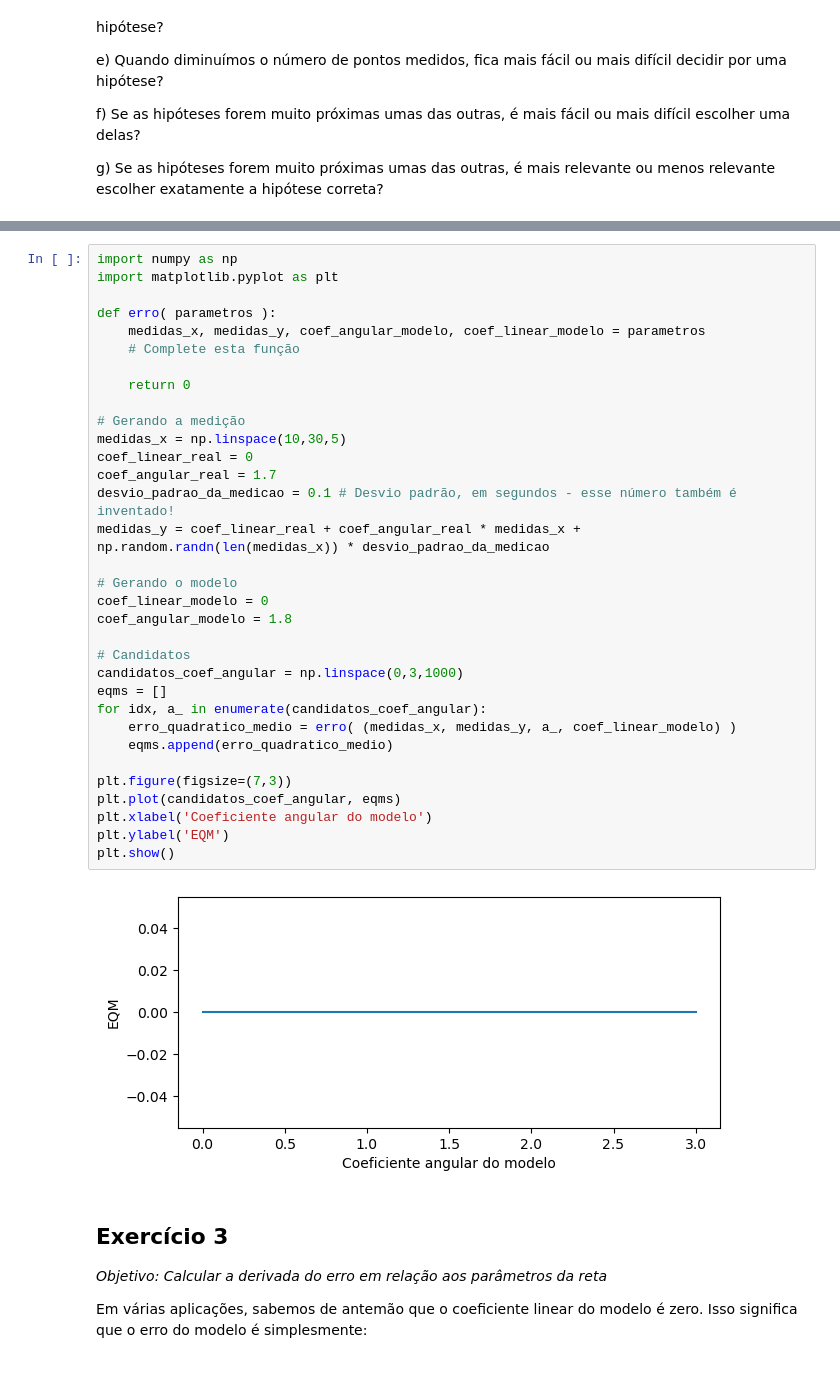
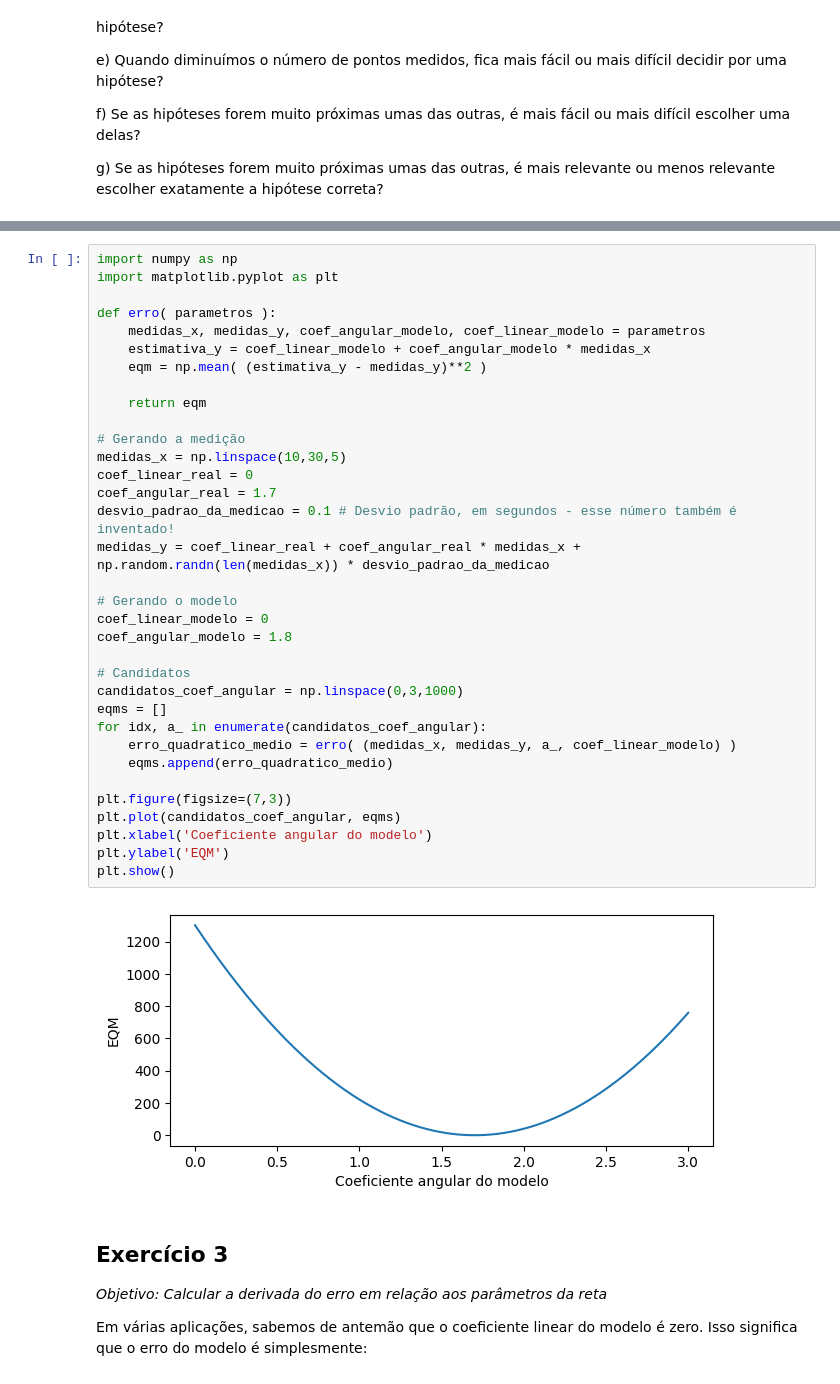
Before and after one commit to tiagoft/alglin-alunos, a Jupyter notebook: 06-regressao_classificacao.ipynb, the cells around one changed output, grey strips where cells are left out. Cells and saved outputs as stored; diff of their text form.

```diff
--- a/06-regressao_classificacao.ipynb
+++ b/06-regressao_classificacao.ipynb
@@ -130,36 +130,37 @@ import numpy as np
 import matplotlib.pyplot as plt
 
 def erro( parametros ):
     medidas_x, medidas_y, coef_angular_modelo, coef_linear_modelo = parametros
-    # Complete esta função
+    estimativa_y = coef_linear_modelo + coef_angular_modelo * medidas_x
+    eqm = np.mean( (estimativa_y - medidas_y)**2 )
 
-    return 0
+    return eqm
 
 # Gerando a medição
 medidas_x = np.linspace(10,30,5)
 coef_linear_real = 0
 coef_angular_real = 1.7
 desvio_padrao_da_medicao = 0.1 # Desvio padrão, em segundos - esse número também é inventado!
 medidas_y = coef_linear_real + coef_angular_real * medidas_x + np.random.randn(len(medidas_x)) * desvio_padrao_da_medicao
 
 # Gerando o modelo
 coef_linear_modelo = 0
 coef_angular_modelo = 1.8
 
 # Candidatos
 candidatos_coef_angular = np.linspace(0,3,1000)
 eqms = []
 for idx, a_ in enumerate(candidatos_coef_angular):
     erro_quadratico_medio = erro( (medidas_x, medidas_y, a_, coef_linear_modelo) )
     eqms.append(erro_quadratico_medio)
 
 plt.figure(figsize=(7,3))
 plt.plot(candidatos_coef_angular, eqms)
 plt.xlabel('Coeficiente angular do modelo')
 plt.ylabel('EQM')
 plt.show()
 # %% [output]
-[figure, old version]
+[figure, new version]
 # %% [markdown]
 ## Exercício 3
 *Objetivo: Calcular a derivada do erro em relação aos parâmetros da reta*
```
Also changed, not shown: parts of 15 cells of this notebook, 2 other files.
